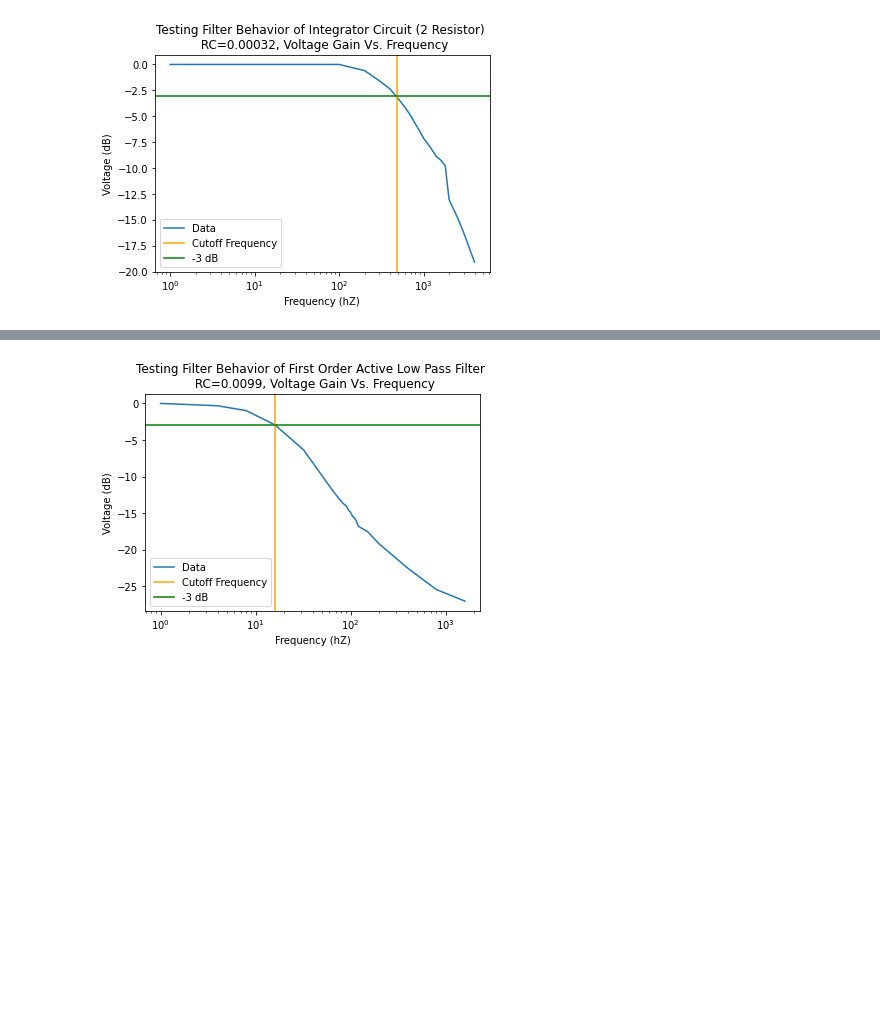
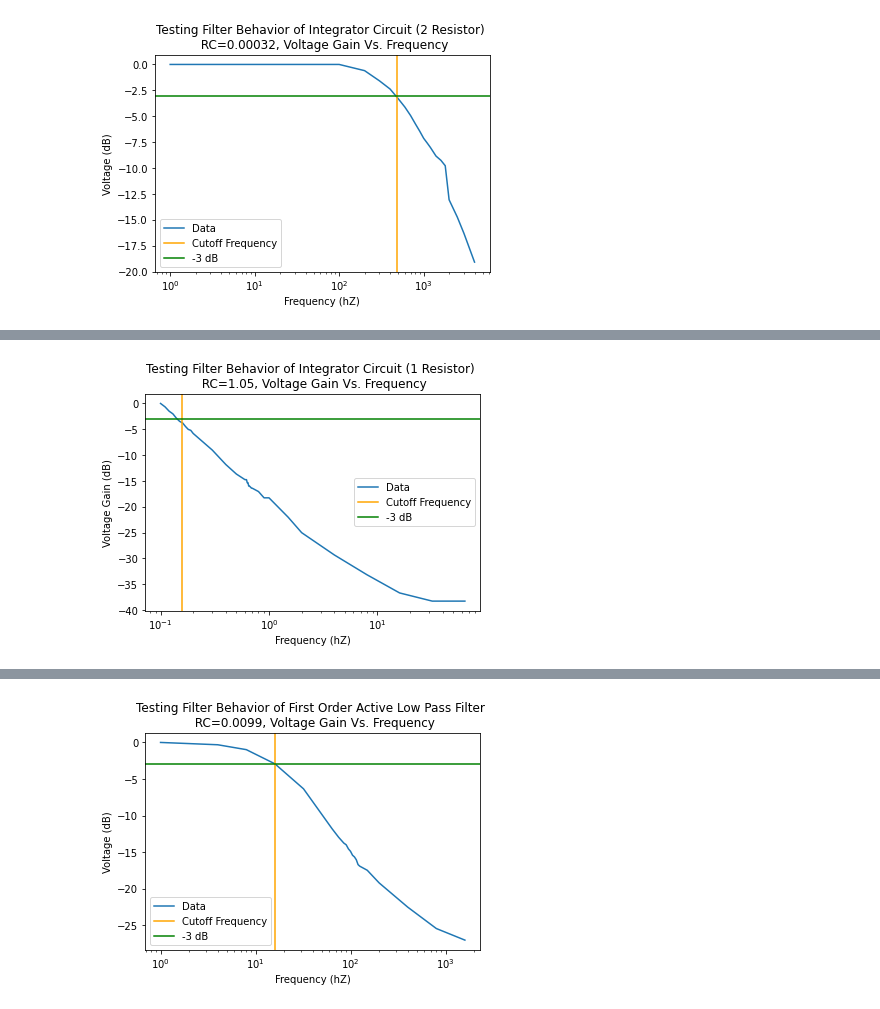
Before and after one commit to matthew-ding/physics5bl, a Jupyter notebook: Capstone/FilterData.ipynb, the cells around one changed output, grey strips where cells are left out. Cells and saved outputs as stored; diff of their text form; code cells hidden in the pictures; blank space fills up the shorter version.

```diff
--- a/Capstone/FilterData.ipynb
+++ b/Capstone/FilterData.ipynb
@@ -67,3 +93,14 @@ plt.show()
+# %%
+plt.title('Testing Filter Behavior of Integrator Circuit (1 Resistor) \n RC=1.05, Voltage Gain Vs. Frequency')
+plt.xlabel('Frequency (hZ)')
+plt.ylabel('Voltage Gain (dB)')
+plt.semilogx(f5, Vout_to_gain(Vpp5, Vpp5[0]), label='Data')
+plt.axvline(x = .159, color = 'orange', label = 'Cutoff Frequency')
+plt.axhline(y = -3, color = 'green', label = '-3 dB')
+plt.legend()
+plt.show()
+# %% [output]
+[figure, added]
 # %%
 plt.title('Testing Filter Behavior of Integrator Circuit (1 Resistor) \n RC=1.05, Voltage Gain Vs. Frequency')
 plt.xlabel('Frequency (hZ)')
```
Also changed, not shown: parts of 5 cells of this notebook.
